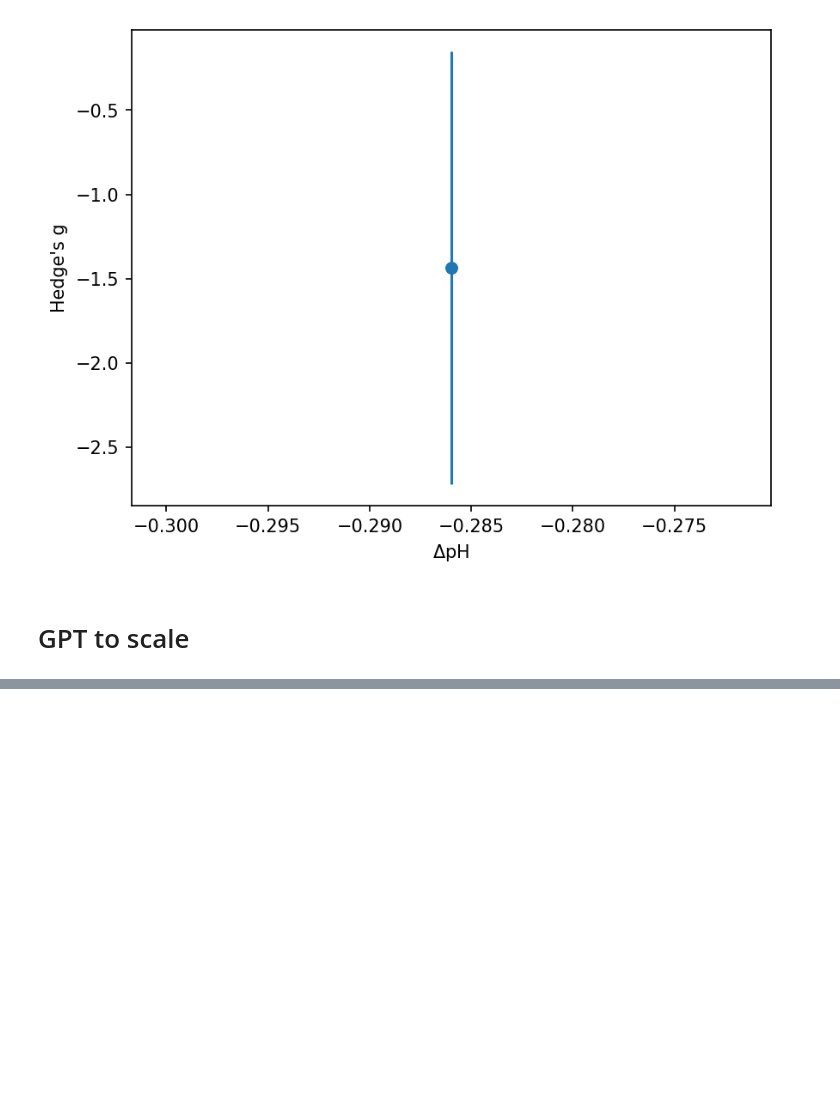
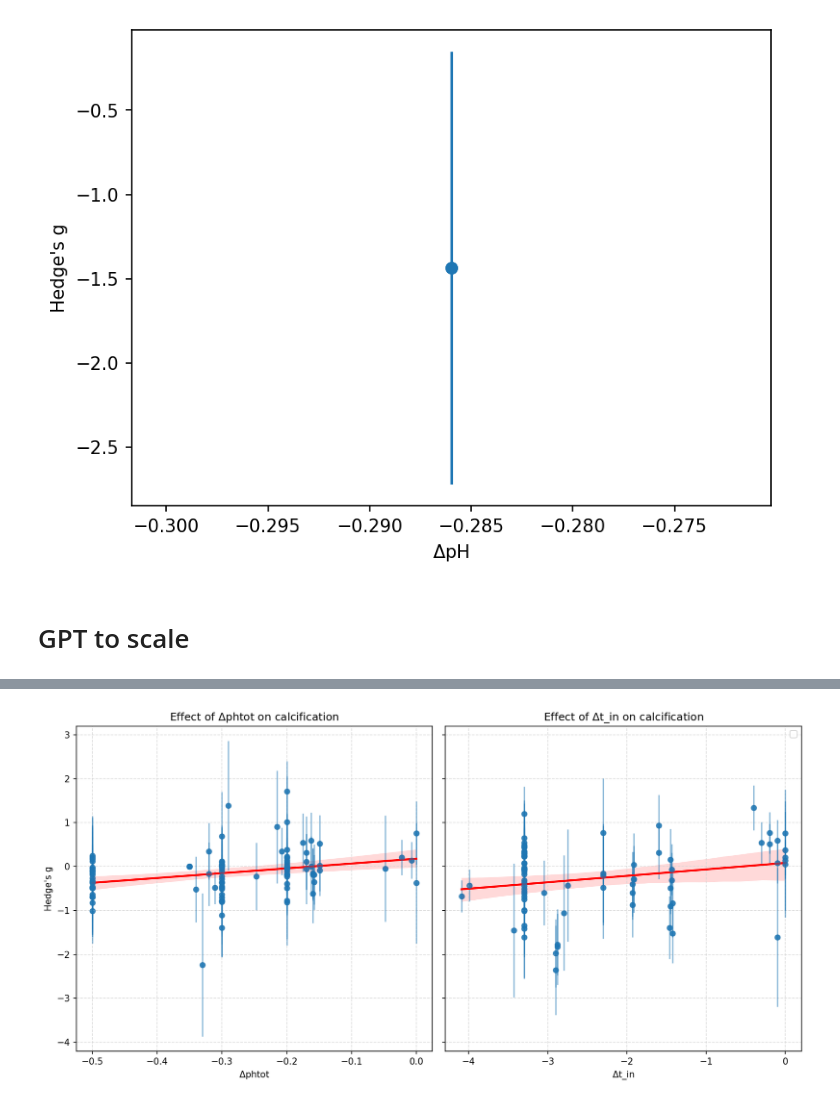
Before and after one commit to orlando-code/calc-rates, a Jupyter notebook: analysis.ipynb, the cells around one changed output, grey strips where cells are left out. Drawn from its saved outputs; the diff is of its cells as text; code cells hidden in the pictures; blank space fills up the shorter version.

```diff
--- a/analysis.ipynb
+++ b/analysis.ipynb
@@ -290,0 +371,3 @@ Name: n, dtype: object
+# %%
+results_df = pd.DataFrame(all_results)
+results_df.head()
@@ -290,0 +381,30 @@ Name: n, dtype: object
+# %%
+fig, (ax_ph, ax_t) = plt.subplots(1, 2, figsize=(12, 6), dpi=150, sharey=True)
+
+for var in ['phtot', 't_in']:
+    ax = ax_ph if var == 'phtot' else ax_t
+    # plot delta_var vs hedges g
+    subset = results_df[results_df['variable'] == var]
+
+    ax.scatter(subset['delta_var'], subset['hedges_g'], alpha=0.8, lw=0.1, edgecolor='black')
+    # TODO: plot error bars (from hg_ci_l and hg_ci_u)
+    ax.errorbar(subset['delta_var'], subset['hedges_g'], yerr=[subset['hedges_g'] - subset['hg_ci_l'], subset['hg_ci_u'] - subset['hedges_g']], fmt='o',
+                alpha=0.5)
+    sns.regplot(ax=ax, x='delta_var', y='hedges_g', data=subset, ci=95, scatter=False, line_kws={"color": "red"})
+
+    # formatting
+    ax.grid(c='lightgrey', linestyle='--', alpha=0.8)
+    ax.set_ylabel("")
+    ax.set_xlabel(f"$\\Delta${var}")
+    ax.set_title(f"Effect of $\\Delta${var} on calcification")
+
+# format legend to show regression line, shaded region as 95% CI
+labels = ['first order regression', '95% CI']
+ax_t.legend(labels)
+
+ax_ph.set_ylabel("Hedge's g")
+ax_t.legend()
+
+plt.tight_layout()
+# %% [output]
+[figure, added]
```
Also changed, not shown: parts of 16 cells of this notebook, 2 other files.
